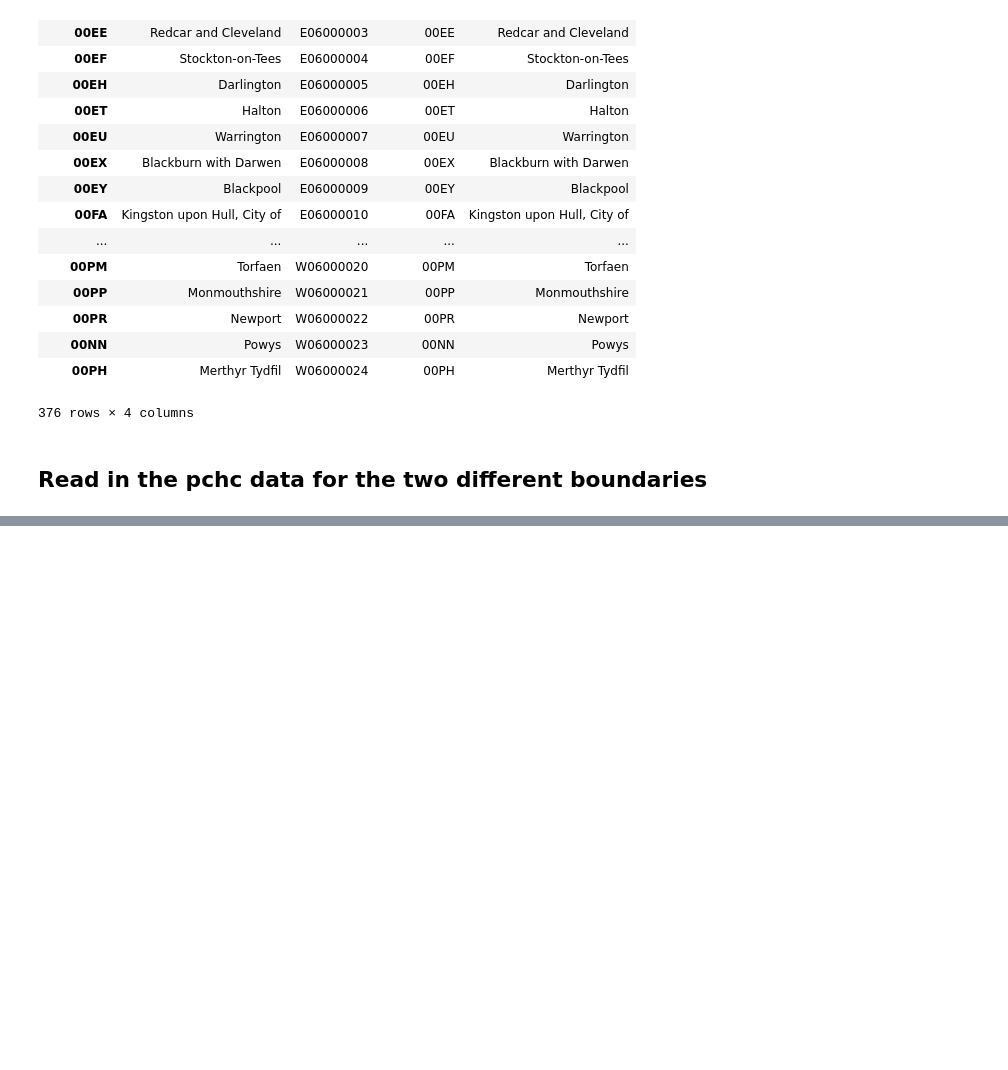
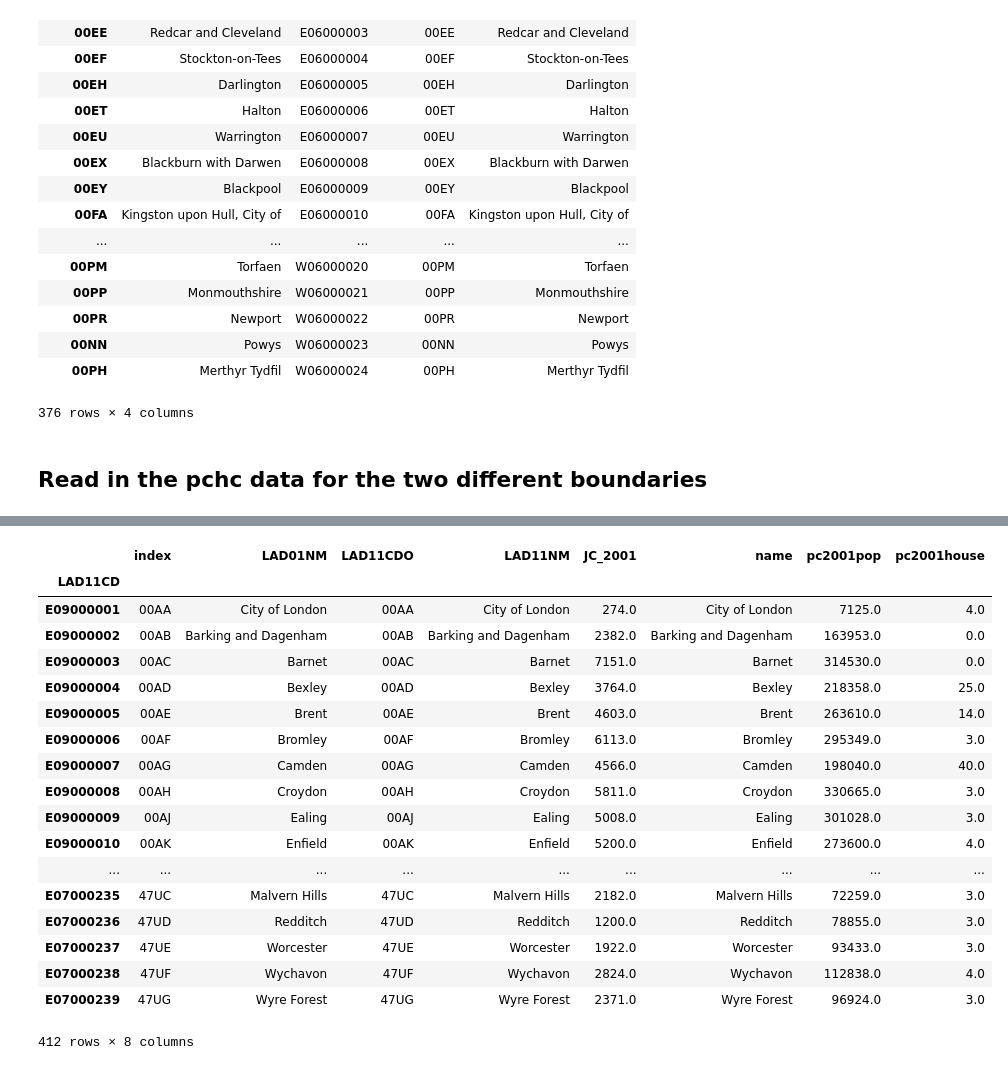
Before and after one commit to annalisasheehan/ICL_Diabetes, a Jupyter notebook: Checking_pchc_and-boundaries.ipynb, the cells around one changed output, grey strips where cells are left out. Cells and saved outputs as stored; diff of their text form; code cells hidden in the pictures; blank space fills up the shorter version.

```diff
--- a/Checking_pchc_and-boundaries.ipynb
+++ b/Checking_pchc_and-boundaries.ipynb
@@ -117 +98,23 @@ LADUA2014
+# %%
+LADUA2001
+# %% [output]
+|  | index | LAD01NM | LAD11CDO | LAD11NM | JC_2001 | name | pc2001pop | pc2001house |
+| LAD11CD |  |  |  |  |  |  |  |  |
+| E09000001 | 00AA | City of London | 00AA | City of London | 274.0 | City of London | 7125.0 | 4.0 |
+| E09000002 | 00AB | Barking and Dagenham | 00AB | Barking and Dagenham | 2382.0 | Barking and Dagenham | 163953.0 | 0.0 |
+| E09000003 | 00AC | Barnet | 00AC | Barnet | 7151.0 | Barnet | 314530.0 | 0.0 |
+| E09000004 | 00AD | Bexley | 00AD | Bexley | 3764.0 | Bexley | 218358.0 | 25.0 |
+| E09000005 | 00AE | Brent | 00AE | Brent | 4603.0 | Brent | 263610.0 | 14.0 |
+| E09000006 | 00AF | Bromley | 00AF | Bromley | 6113.0 | Bromley | 295349.0 | 3.0 |
+| E09000007 | 00AG | Camden | 00AG | Camden | 4566.0 | Camden | 198040.0 | 40.0 |
+| E09000008 | 00AH | Croydon | 00AH | Croydon | 5811.0 | Croydon | 330665.0 | 3.0 |
+| E09000009 | 00AJ | Ealing | 00AJ | Ealing | 5008.0 | Ealing | 301028.0 | 3.0 |
+| E09000010 | 00AK | Enfield | 00AK | Enfield | 5200.0 | Enfield | 273600.0 | 4.0 |
+| ... | ... | ... | ... | ... | ... | ... | ... | ... |
+| E07000235 | 47UC | Malvern Hills | 47UC | Malvern Hills | 2182.0 | Malvern Hills | 72259.0 | 3.0 |
+| E07000236 | 47UD | Redditch | 47UD | Redditch | 1200.0 | Redditch | 78855.0 | 3.0 |
+| E07000237 | 47UE | Worcester | 47UE | Worcester | 1922.0 | Worcester | 93433.0 | 3.0 |
+| E07000238 | 47UF | Wychavon | 47UF | Wychavon | 2824.0 | Wychavon | 112838.0 | 4.0 |
+| E07000239 | 47UG | Wyre Forest | 47UG | Wyre Forest | 2371.0 | Wyre Forest | 96924.0 | 3.0 |
+412 rows × 8 columns
 # %%
```
Also changed, not shown: parts of 6 cells of this notebook.
